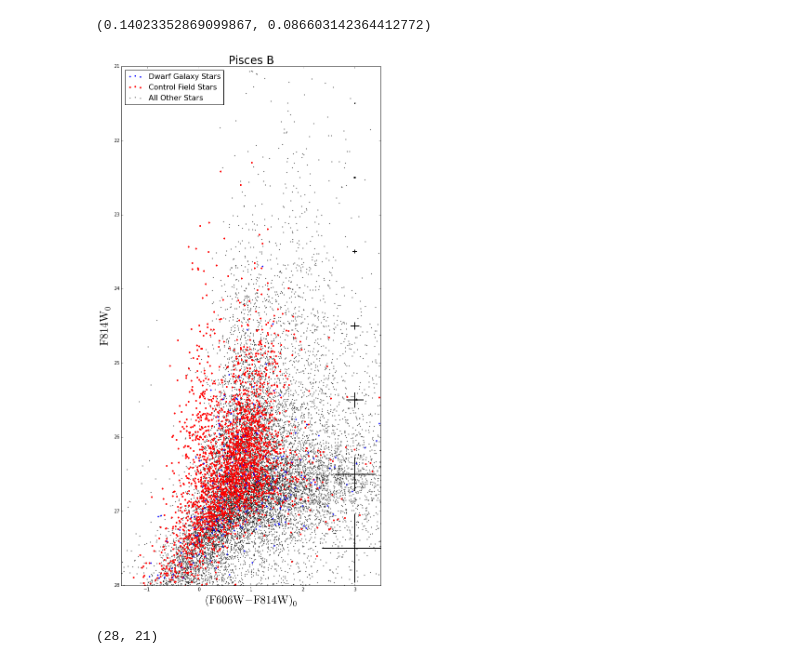
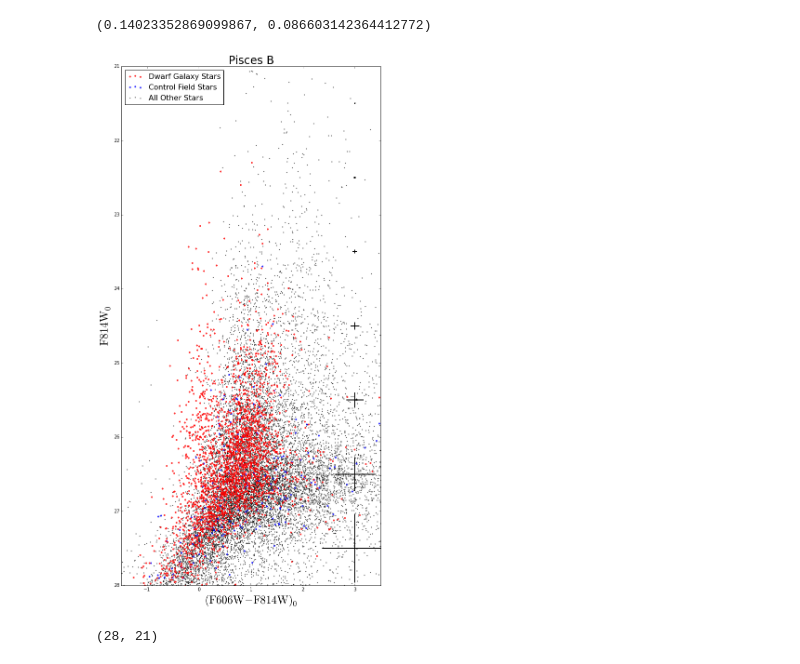
Before and after one commit to eteq/piscdwarfs_hst, a Jupyter notebook: Calibed Photometry.ipynb, the cells around one changed output. Cells and saved outputs as stored; diff of their text form; code cells hidden in the pictures.

```diff
--- a/Calibed Photometry.ipynb
+++ b/Calibed Photometry.ipynb
@@ -232,36 +232,36 @@ dpx_control = np.hypot(xc-ds[:,2],yc-ds[:,3])
 plt.figure(figsize=(10, 20))
 plt.clf()
 
 px_ap = 500
 msk_dwarf = dpx_dwarf < px_ap
 msk_control = dpx_control < px_ap
 other = (~msk_dwarf)&(~msk_control)
 
 plt.scatter(c[other], m[other], s=2, alpha=.5, color='k', label='All Other Stars')
-plt.scatter(c[msk_dwarf], m[msk_dwarf], s=8, alpha=1, color='r', label='Control Field Stars')
-plt.scatter(c[msk_control], m[msk_control], s=5, alpha=1, color='b', label='Dwarf Galaxy Stars')
+plt.scatter(c[msk_control], m[msk_control], s=8, alpha=.75, color='b', label='Control Field Stars')
+plt.scatter(c[msk_dwarf], m[msk_dwarf], s=8, alpha=.75, color='r', label='Dwarf Galaxy Stars')
 plt.xlim(-1.5, 3.5)
 plt.ylim(28, 21)
 
 inbox = (min(plt.xlim())<c)&(c<max(plt.xlim()))&(min(plt.ylim())<m)&(m<max(plt.ylim()))
 errmagbins = plt.yticks()[0]
 
 binnum = np.digitize(m, errmagbins)
 binmags = np.convolve(errmagbins, [0.5,0.5],mode='valid')
 ces = [np.median(ce[(bi==binnum)&(ce<9)&inbox]) for bi in np.arange(len(errmagbins))[1:]]
 mes = [np.median(me[(bi==binnum)&(me<9)&inbox]) for bi in np.arange(len(errmagbins))[1:]]
 
 plt.errorbar([3]*len(binmags), binmags, mes, ces, fmt=None, capsize=0,ecolor='k',elinewidth=2)
 
 plt.xlabel(r'$({\rm F606W - F814W})_0$',fontsize=24)
 plt.ylabel(r'${\rm F814W}_0$',fontsize=24)
 plt.title('Pisces B',fontsize=24)
 
 handles, labels = plt.gca().get_legend_handles_labels()
 plt.legend(handles[::-1], labels[::-1], loc='upper left', fontsize=16)
 save_pub_figure('PiscB_cmd')
 # %% [output]
-[figure, old version]
+[figure, new version]
 # %%
 plt.subplot(1,3,1)
 plt.scatter(c[msk_dwarf], m[msk_dwarf], s=8, alpha=1, color='r')
```
Also changed, not shown: parts of 1 cell of this notebook, 1 other file.
